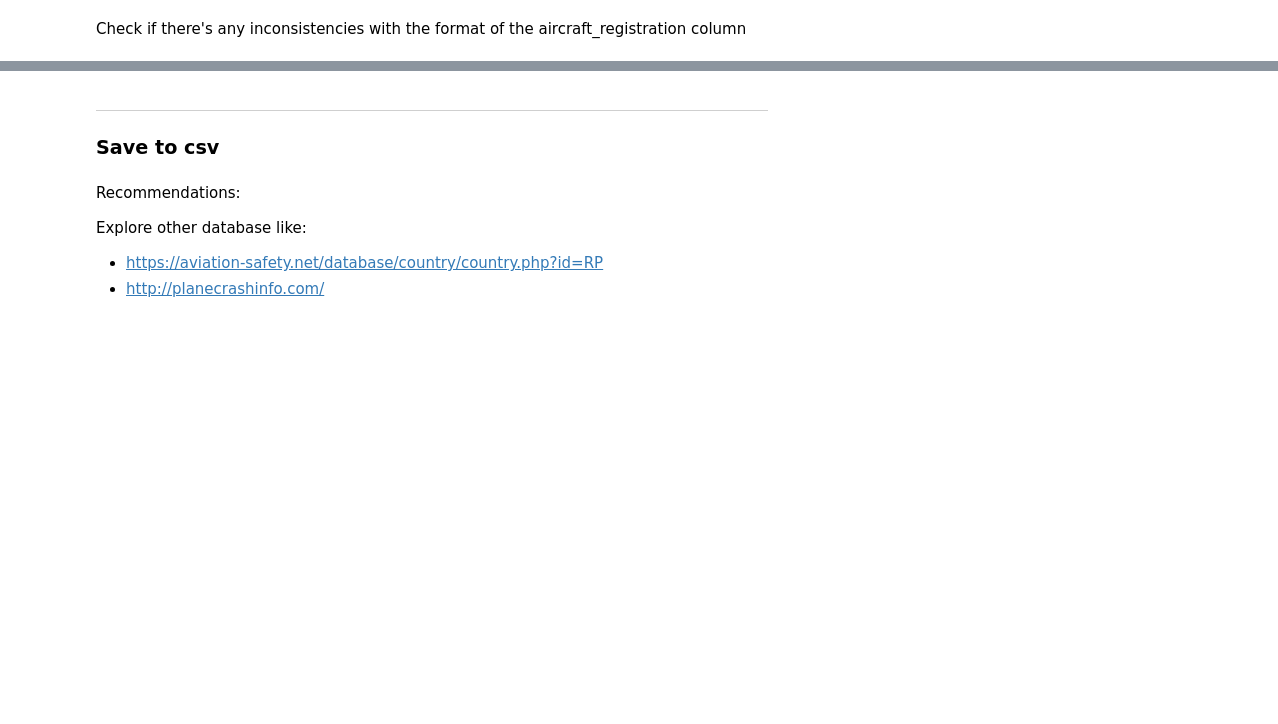
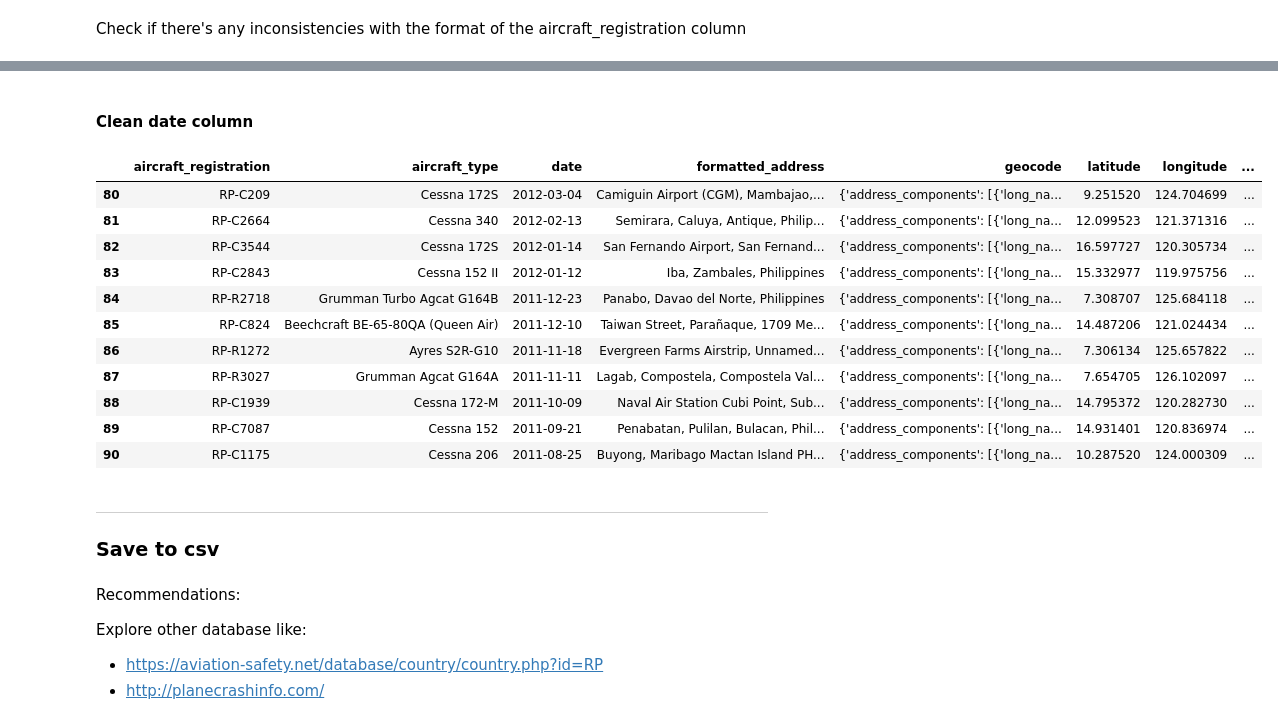
Before and after one commit to richdayandnight/aviation-ph, a Jupyter notebook: Scraping and Cleaning Aviation Accidents, Incidents, and Serious Incidents.ipynb, the cells around one changed output, grey strips where cells are left out. Cells and saved outputs as stored; diff of their text form; code cells hidden in the pictures; blank space fills up the shorter version.

```diff
--- a/Scraping and Cleaning Aviation Accidents, Incidents, and Serious Incidents.ipynb
+++ b/Scraping and Cleaning Aviation Accidents, Incidents, and Serious Incidents.ipynb
@@ -213,7 +309,8 @@ tempRow
 # %%
+import json
+tempRow.geocode = tempRow.geocode.apply(lambda x: json.dumps(x))
 x = tempRow.aircraft_registration.str.split(' & ').tolist()
 y = tempRow.aircraft_type.str.split(' & ').tolist()
-
 b  = pd.DataFrame([list(map(lambda pair: {'reg': pair[0], 'type': pair[1]}, zip(x[0], y[0])))],
              index=[tempRow.date,
                     tempRow.type_of_occurance,
@@ -246,8 +343,8 @@ b.columns = ['temp',
              'report',
              'report_link',
              'geocode',
+             'latitude',
              'longitude',
-             'latitude',
              'formatted_address']
 
 b['aircraft_registration'] = b.temp.loc[:].apply(lambda x: x.get('reg'))
@@ -265,0 +399,2 @@ print(serious_incident_df.aircraft_registration.unique())
+# %% [markdown]
+#### Clean date column
@@ -266,3 +418,18 @@ print(serious_incident_df.aircraft_registration.unique())
+# %%
+accident_df.loc[80:90]
+# %% [output]
+|  | aircraft_registration | aircraft_type | date | formatted_address | geocode | latitude | longitude | ... |
+| 80 | RP-C209 | Cessna 172S | 2012-03-04 | Camiguin Airport (CGM), Mambajao,... | {'address_components': [{'long_na... | 9.251520 | 124.704699 | ... |
+| 81 | RP-C2664 | Cessna 340 | 2012-02-13 | Semirara, Caluya, Antique, Philip... | {'address_components': [{'long_na... | 12.099523 | 121.371316 | ... |
+| 82 | RP-C3544 | Cessna 172S | 2012-01-14 | San Fernando Airport, San Fernand... | {'address_components': [{'long_na... | 16.597727 | 120.305734 | ... |
+| 83 | RP-C2843 | Cessna 152 II | 2012-01-12 | Iba, Zambales, Philippines | {'address_components': [{'long_na... | 15.332977 | 119.975756 | ... |
+| 84 | RP-R2718 | Grumman Turbo Agcat G164B | 2011-12-23 | Panabo, Davao del Norte, Philippines | {'address_components': [{'long_na... | 7.308707 | 125.684118 | ... |
+| 85 | RP-C824 | Beechcraft BE-65-80QA (Queen Air) | 2011-12-10 | Taiwan Street, Parañaque, 1709 Me... | {'address_components': [{'long_na... | 14.487206 | 121.024434 | ... |
+| 86 | RP-R1272 | Ayres S2R-G10 | 2011-11-18 | Evergreen Farms Airstrip, Unnamed... | {'address_components': [{'long_na... | 7.306134 | 125.657822 | ... |
+| 87 | RP-R3027 | Grumman Agcat G164A | 2011-11-11 | Lagab, Compostela, Compostela Val... | {'address_components': [{'long_na... | 7.654705 | 126.102097 | ... |
+| 88 | RP-C1939 | Cessna 172-M | 2011-10-09 | Naval Air Station Cubi Point, Sub... | {'address_components': [{'long_na... | 14.795372 | 120.282730 | ... |
+| 89 | RP-C7087 | Cessna 152 | 2011-09-21 | Penabatan, Pulilan, Bulacan, Phil... | {'address_components': [{'long_na... | 14.931401 | 120.836974 | ... |
+| 90 | RP-C1175 | Cessna 206 | 2011-08-25 | Buyong, Maribago Mactan Island PH... | {'address_components': [{'long_na... | 10.287520 | 124.000309 | ... |
 # %% [markdown]
 ---
 ### Save to csv
```
Also changed, not shown: parts of 20 cells of this notebook, 3 other files.
